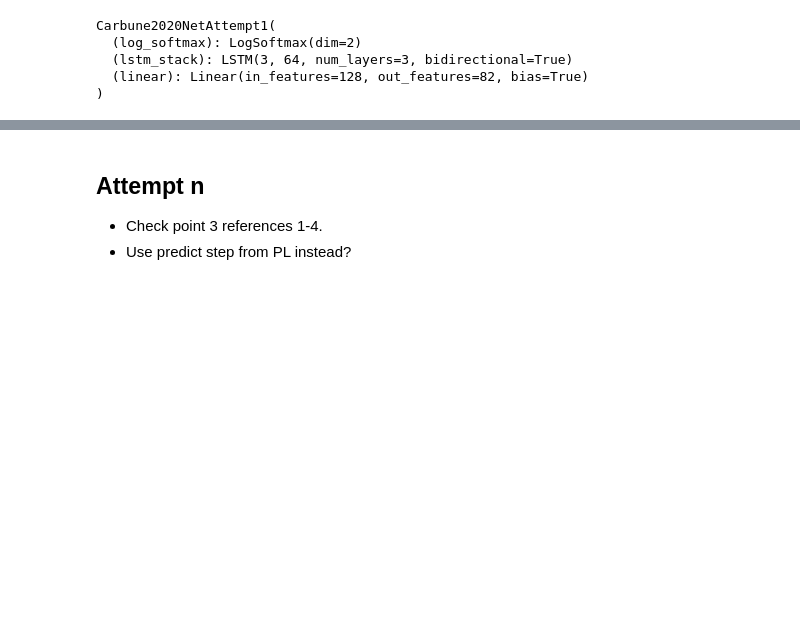
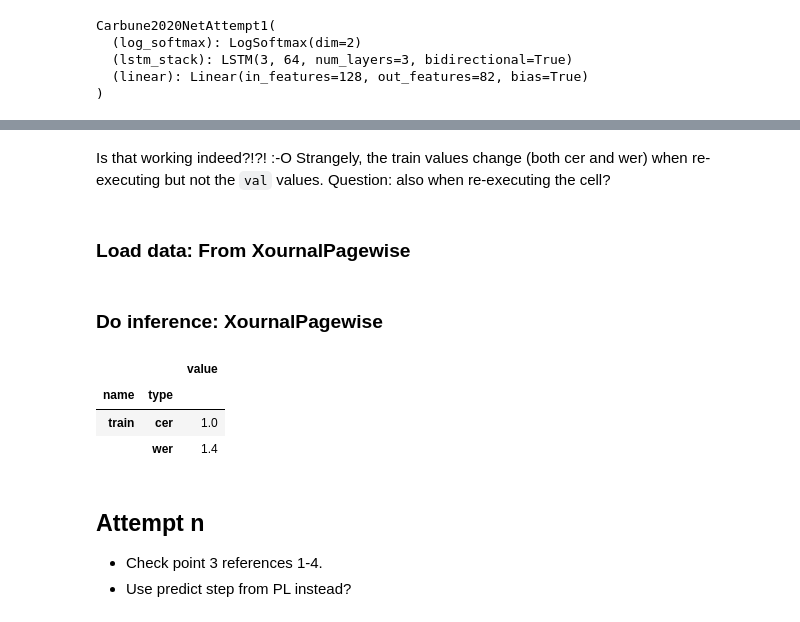
Before and after one commit to PellelNitram/OnlineHTR, a Jupyter notebook: src/2024-03-26_inference_experiments.ipynb, the cells around one changed output, grey strips where cells are left out. Cells and saved outputs as stored; diff of their text form; code cells hidden in the pictures; blank space fills up the shorter version.

Commit message:
Work on inference experiments notebook.

```diff
--- a/src/2024-03-26_inference_experiments.ipynb
+++ b/src/2024-03-26_inference_experiments.ipynb
@@ -272,0 +274,4 @@ Is that working indeed?!?! :-O
+# %% [markdown]
+Is that working indeed?!?! :-O Strangely, the train values change (both cer and wer) when re-executing but not the `val` values. Question: also when re-executing the cell?
+# %% [markdown]
+### Load data: From XournalPagewise
@@ -273,3 +292,49 @@ Is that working indeed?!?! :-O
+# %% [markdown]
+### Do inference: XournalPagewise
+# %%
+df_data = {
+    'name': [],
+    'type': [],
+    'value': [],
+}
+
+for name, dloader in {'train': dl_train, 'val': dl_val }.items():
+    for sample_batched in dloader:
+        batch = sample_batched # Just a shortcut
+
+        log_softmax = model(sample_batched['ink'])
+
+        decoded_texts = decoder(log_softmax, alphabet_mapper)
+
+        # TODO: Put this in function to use both here and in model training -> or just use underlying true data
+        # TODO: Could be pre-computed (using list0 in batch to avoid endless recomputation
+        labels = []
+        for i_batch in range(log_softmax.shape[1]):
+            label_length = batch['label_lengths'][i_batch]
+            label = batch['label'][i_batch, :label_length]
+            label = [ alphabet_mapper.index_to_character(c) for c in label ]
+            label = "".join(label)
+            labels.append(label)
+
+        cer = char_error_rate(preds=decoded_texts, target=labels)
+        wer = word_error_rate(preds=decoded_texts, target=labels)
+
+        df_data['name'].append(name)
+        df_data['type'].append('cer')
+        df_data['value'].append(cer.item())
+
+        df_data['name'].append(name)
+        df_data['type'].append('wer')
+        df_data['value'].append(wer.item())
+
+df = pd.DataFrame.from_dict(df_data)
+# %%
+df.groupby(['name', 'type']).mean()
+# %% [output]
+|  |  | value |
+| name | type |  |
+| train | cer | 1.0 |
+|  | wer | 1.4 |
 # %% [markdown]
 ## Attempt n
 
```
Also changed, not shown: parts of 6 cells of this notebook.
